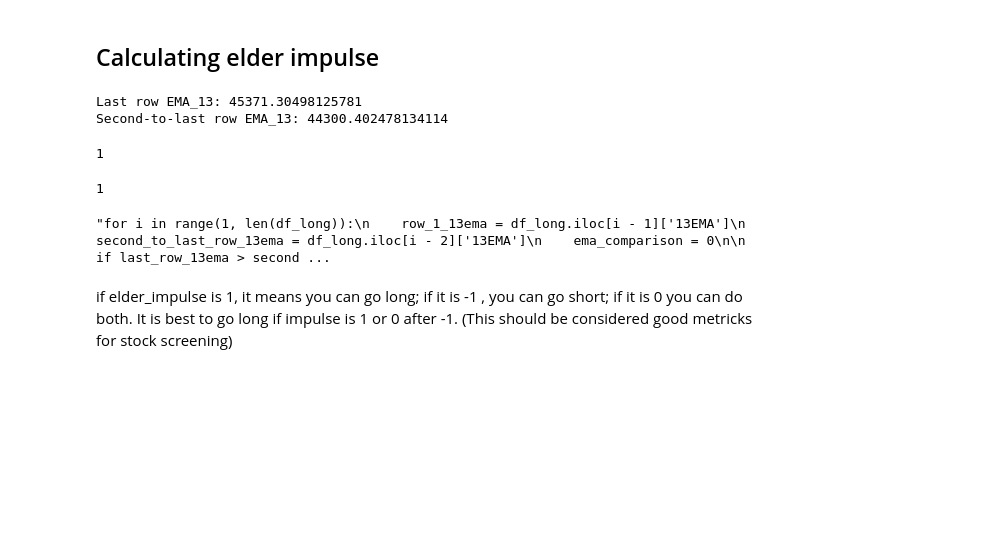
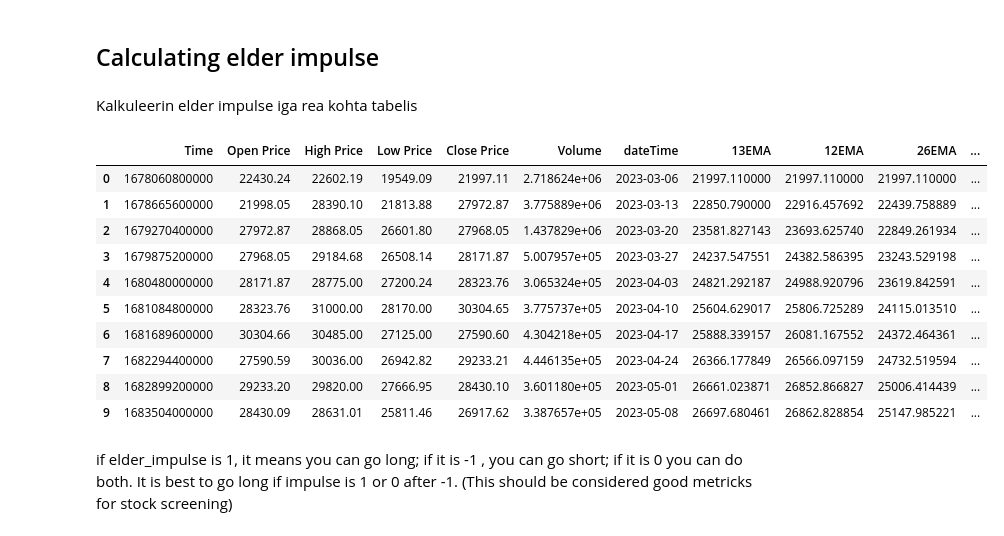
Before and after one commit to ahtojarve/trading_bot, a Jupyter notebook: notebooks/work.ipynb, the cells around one changed output. Drawn from its saved outputs; the diff is of its cells as text; code cells hidden in the pictures; blank space fills up the shorter version.

Commit message:
FIXed calculating elder impulse

```diff
--- a/notebooks/work.ipynb
+++ b/notebooks/work.ipynb
@@ -145,56 +145,43 @@ df_long.tail()
 # %% [markdown]
 ## Calculating elder impulse
-# %%
-last_row_13ema = df_long.iloc[-1]['13EMA']
-second_to_last_row_13ema = df_long.iloc[-2]['13EMA']
-# Print the comparison
-print(f"Last row EMA_13: {last_row_13ema}")
-print(f"Second-to-last row EMA_13: {second_to_last_row_13ema}")
-# %% [output]
-Last row EMA_13: 45371.30498125781
-Second-to-last row EMA_13: 44300.402478134114
-# %%
-ema_comparison = 0
-
-if last_row_13ema > second_to_last_row_13ema:
-    ema_comparison = 1
-elif last_row_13ema < second_to_last_row_13ema:
-    ema_comparison = -1
-
-ema_comparison
-# %% [output]
-1
-# %%
-elder_impulse = 0
-
-if ema_comparison == 1 and df_long['Histogram'].iloc[-1] > 0:
-    elder_impulse = 1
-elif ema_comparison == -1 and df_long['Histogram'].iloc[-1] < 0:
-    elder_impulse = -1
-else:
-    elder_impulse = 0
-
-elder_impulse
-# %% [output]
-1
+# %% [markdown]
+Kalkuleerin elder impulse iga rea kohta tabelis
 # %%
-'''for i in range(1, len(df_long)):
-    row_1_13ema = df_long.iloc[i - 1]['13EMA']
-    second_to_last_row_13ema = df_long.iloc[i - 2]['13EMA']
+for i in range(1, len(df_long)):
     ema_comparison = 0
-
-    if last_row_13ema > second_to_last_row_13ema:
+    macd_comparison = 0
+    first_row_ema = df_long.iloc[i-1]['13EMA']
+    second_row_ema = df_long.iloc[i]['13EMA']
+    if second_row_ema > first_row_ema:
         ema_comparison = 1
-    elif last_row_13ema < second_to_last_row_13ema:
+    elif second_row_ema < first_row_ema:
         ema_comparison = -1
-
-    if ema_comparison == 1 and df_long['Histogram'].iloc[i] > 0:
-        df_long.at[i, 'elder_impulse'] = 1
-    elif ema_comparison == -1 and df_long['Histogram'].iloc[i] < 0:
+    first_row_macd = df_long.iloc[i-1]['Histogram']
+    second_row_macd = df_long.iloc[i]['Histogram']
+    if second_row_macd > first_row_macd:
+        macd_comparison = 1
+    elif second_row_macd < first_row_macd:
+        macd_comparison = -1
+    if ema_comparison == 1 and macd_comparison == 1:
+          df_long.at[i, 'elder_impulse'] = 1
+    elif ema_comparison == -1 and macd_comparison == -1:
         df_long.at[i, 'elder_impulse'] = -1
-'''
+    else:
+        df_long.at[i, 'elder_impulse'] = 0
-# %% [output]
-"for i in range(1, len(df_long)):\n    row_1_13ema = df_long.iloc[i - 1]['13EMA']\n    second_to_last_row_13ema = df_long.iloc[i - 2]['13EMA']\n    ema_comparison = 0\n\n    if last_row_13ema > second ...
+# %%
+df_long.head(10)
+# %% [output]
+|  | Time | Open Price | High Price | Low Price | Close Price | Volume | dateTime | 13EMA | 12EMA | 26EMA | ... |
+| 0 | 1678060800000 | 22430.24 | 22602.19 | 19549.09 | 21997.11 | 2.718624e+06 | 2023-03-06 | 21997.110000 | 21997.110000 | 21997.110000 | ... |
+| 1 | 1678665600000 | 21998.05 | 28390.10 | 21813.88 | 27972.87 | 3.775889e+06 | 2023-03-13 | 22850.790000 | 22916.457692 | 22439.758889 | ... |
+| 2 | 1679270400000 | 27972.87 | 28868.05 | 26601.80 | 27968.05 | 1.437829e+06 | 2023-03-20 | 23581.827143 | 23693.625740 | 22849.261934 | ... |
+| 3 | 1679875200000 | 27968.05 | 29184.68 | 26508.14 | 28171.87 | 5.007957e+05 | 2023-03-27 | 24237.547551 | 24382.586395 | 23243.529198 | ... |
+| 4 | 1680480000000 | 28171.87 | 28775.00 | 27200.24 | 28323.76 | 3.065324e+05 | 2023-04-03 | 24821.292187 | 24988.920796 | 23619.842591 | ... |
+| 5 | 1681084800000 | 28323.76 | 31000.00 | 28170.00 | 30304.65 | 3.775737e+05 | 2023-04-10 | 25604.629017 | 25806.725289 | 24115.013510 | ... |
+| 6 | 1681689600000 | 30304.66 | 30485.00 | 27125.00 | 27590.60 | 4.304218e+05 | 2023-04-17 | 25888.339157 | 26081.167552 | 24372.464361 | ... |
+| 7 | 1682294400000 | 27590.59 | 30036.00 | 26942.82 | 29233.21 | 4.446135e+05 | 2023-04-24 | 26366.177849 | 26566.097159 | 24732.519594 | ... |
+| 8 | 1682899200000 | 29233.20 | 29820.00 | 27666.95 | 28430.10 | 3.601180e+05 | 2023-05-01 | 26661.023871 | 26852.866827 | 25006.414439 | ... |
+| 9 | 1683504000000 | 28430.09 | 28631.01 | 25811.46 | 26917.62 | 3.387657e+05 | 2023-05-08 | 26697.680461 | 26862.828854 | 25147.985221 | ... |
 # %% [markdown]
 if elder_impulse is 1, it means you can go long;
 if it is -1 , you can go short;
```
Also changed, not shown: parts of 12 cells of this notebook.
